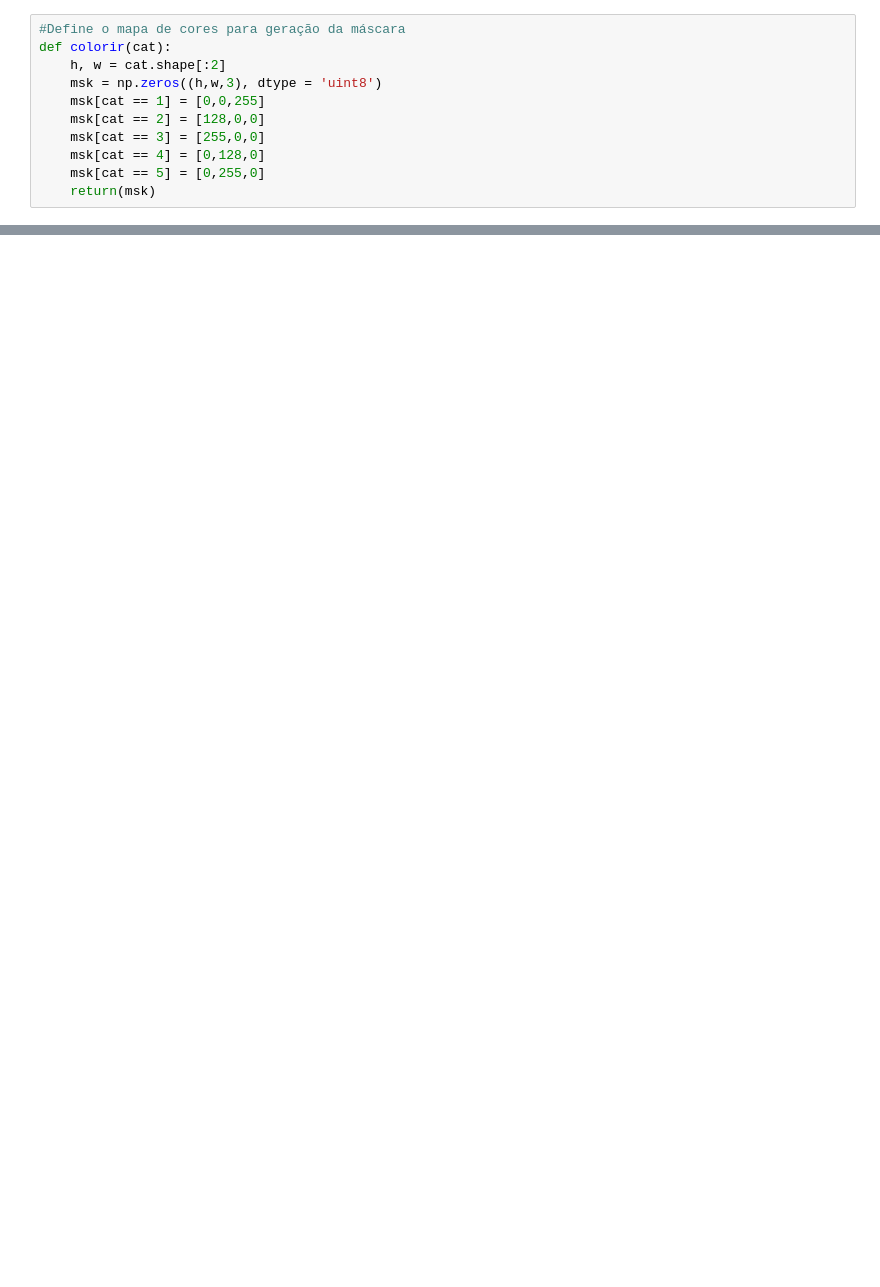
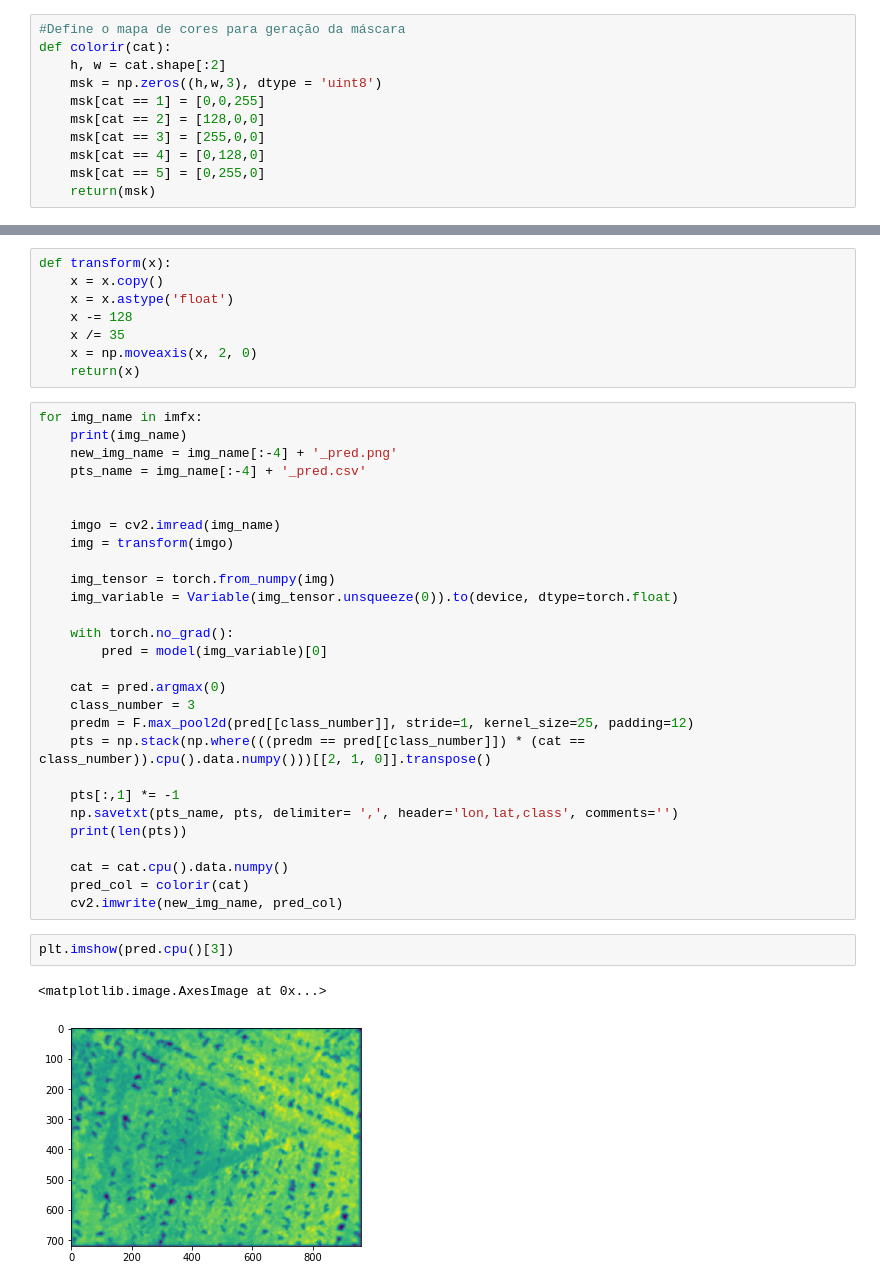
Before and after one commit to RodrigoAgronomia/workshop_esalq, a Jupyter notebook: python/16_Segmentation_To_Coordinates.ipynb, the cells around one changed output, grey strips where cells are left out. Saved outputs shown, nothing was run; the diff lists cells and outputs as text; blank space fills up the shorter version.

```diff
--- a/python/16_Segmentation_To_Coordinates.ipynb
+++ b/python/16_Segmentation_To_Coordinates.ipynb
@@ -378,0 +67,41 @@ for i in range(n_fig):
+# %%
+def transform(x):
+    x = x.copy()
+    x = x.astype('float')
+    x -= 128
+    x /= 35
+    x = np.moveaxis(x, 2, 0)
+    return(x)
+# %%
+for img_name in imfx:
+    print(img_name)
+    new_img_name = img_name[:-4] + '_pred.png'
+    pts_name = img_name[:-4] + '_pred.csv'
+
+
+    imgo = cv2.imread(img_name)
+    img = transform(imgo)
+
+    img_tensor = torch.from_numpy(img)
+    img_variable = Variable(img_tensor.unsqueeze(0)).to(device, dtype=torch.float)
+
+    with torch.no_grad():
+        pred = model(img_variable)[0]
+
+    cat = pred.argmax(0)
+    class_number = 3
+    predm = F.max_pool2d(pred[[class_number]], stride=1, kernel_size=25, padding=12)
+    pts = np.stack(np.where(((predm == pred[[class_number]]) * (cat == class_number)).cpu().data.numpy()))[[2, 1, 0]].transpose()
+
+    pts[:,1] *= -1
+    np.savetxt(pts_name, pts, delimiter= ',', header='lon,lat,class', comments='')
+    print(len(pts))
+
+    cat = cat.cpu().data.numpy()
+    pred_col = colorir(cat)
+    cv2.imwrite(new_img_name, pred_col)
+# %%
+plt.imshow(pred.cpu()[3])
+# %% [output]
+<matplotlib.image.AxesImage at 0x...>
+[figure, added]
```
Also changed, not shown: parts of 20 cells of this notebook.
